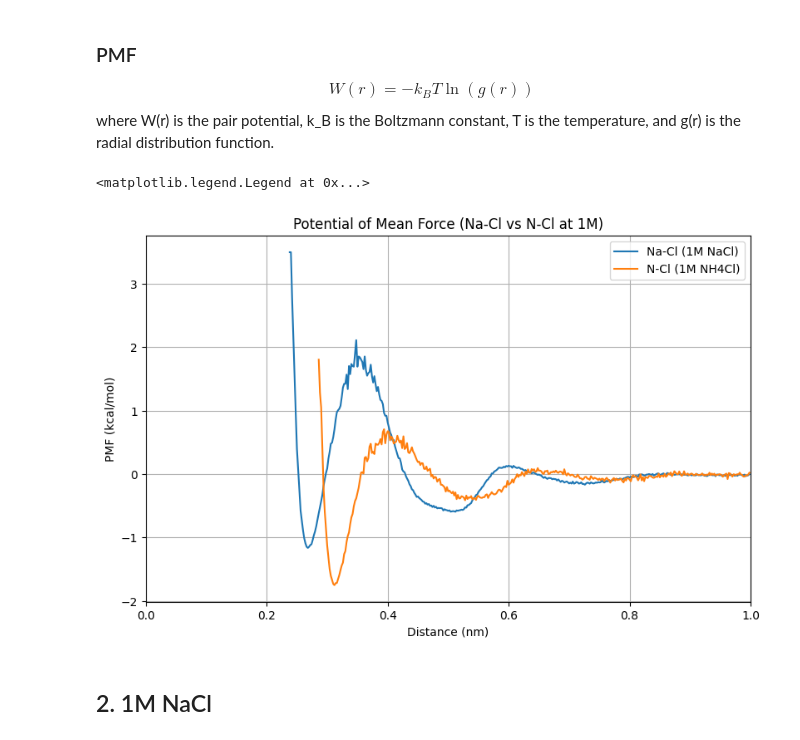
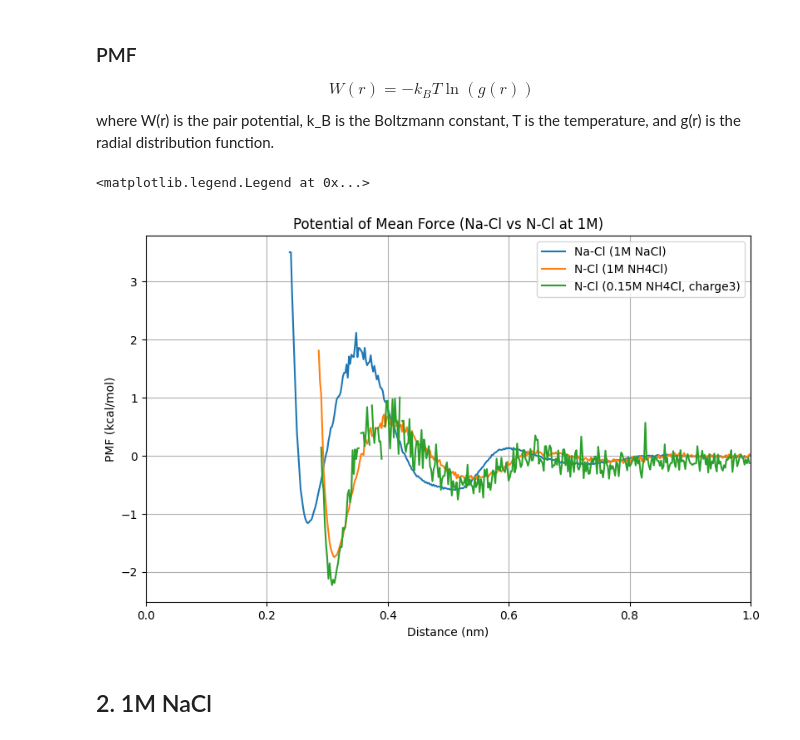
Before and after one commit to Heiley-W/project, a Jupyter notebook: RDF-analysis.ipynb, the cells around one changed output. Saved outputs shown, nothing was run; the diff lists cells and outputs as text; code cells hidden in the pictures.

```diff
--- a/RDF-analysis.ipynb
+++ b/RDF-analysis.ipynb
@@ -8,7 +8,7 @@ from scipy.ndimage import gaussian_filter1d
 from mpl_toolkits.axes_grid1.inset_locator import inset_axes
 
 def plot_settings(title):
-    plt.figure(figsize=(8,5))
+    plt.figure(figsize=(18,10))
     plt.grid()
     plt.tight_layout()
     plt.xlabel('Distance (nm)')
@@ -48,3 +48,15 @@ def findminimum(run,run_cn):
     print(f"First maximum found at r = {float(maxima_x[0])}nm")
     print(f"First minimum found at r = {float(minima_x[0])}nm")
     print(f"Coordination number = {float(cn[0])}")
+
+k = 1.380649e-23
+T = 303.15
+
+def pmf(file,label):
+    data = np.loadtxt(file,skiprows=25)
+    x = data[:, 0]
+    y = data[:, 1]
+    W = - k * T * np.log(y) / 4184 * 6.022e23
+    plt.plot(x,W,label = label)
+
+np.seterr(divide='ignore')
@@ -97,28 +156,16 @@ plt.legend()
 $$ W(r) = -k_BT \ln(g(r)) $$
 where W(r) is the pair potential, k_B is the Boltzmann constant, T is the temperature, and g(r) is the radial distribution function.
 # %%
-k = 1.380649e-23
-T = 303.15
-
 plot_settings("Potential of Mean Force (Na-Cl vs N-Cl at 1M)")
 plt.ylabel("PMF (kcal/mol)")
 plt.xlim(0,1)
-
-data = np.loadtxt(f"rdf/nacl-rdf/1M-run1-rdf/rdf_na-cl.xvg",skiprows=25)
-x = data[:, 0]
-y = data[:, 1]
-W_nacl = - k * T * np.log(y) / 4184 * 6.022e23
-plt.plot(x,W_nacl,label = "Na-Cl (1M NaCl)")
-
-data = np.loadtxt(f"rdf/nh4cl-rdf/rdf_1M-nh4-cl.xvg",skiprows=25)
-x = data[:, 0]
-y = data[:, 1]
-W_nh4cl = - k * T * np.log(y) / 4184 * 6.022e23
-plt.plot(x,W_nh4cl,label = "N-Cl (1M NH4Cl)")
+pmf("rdf/nacl-rdf/1M-run1-rdf/rdf_na-cl.xvg","Na-Cl (1M NaCl)")
+pmf("rdf/nh4cl-rdf/rdf_1M-nh4-cl.xvg","N-Cl (1M NH4Cl)")
+pmf("rdf/charge3/rdf_n-cl.xvg","N-Cl (0.15M NH4Cl, charge3)")
 plt.legend()
 # %% [output]
 <matplotlib.legend.Legend at 0x...>
-[figure, old version]
+[figure, new version]
 # %% [markdown]
 ## 2. 1M NaCl
 # %% [markdown]
```
Also changed, not shown: parts of 5 cells of this notebook.
